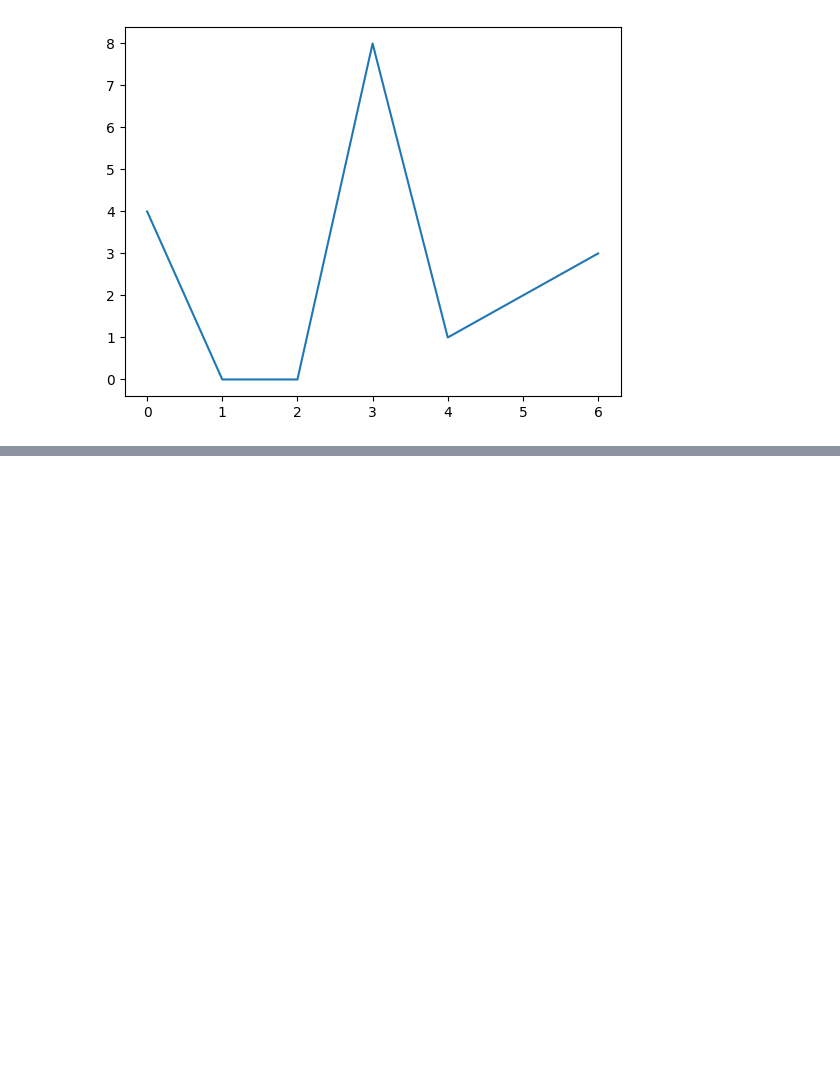
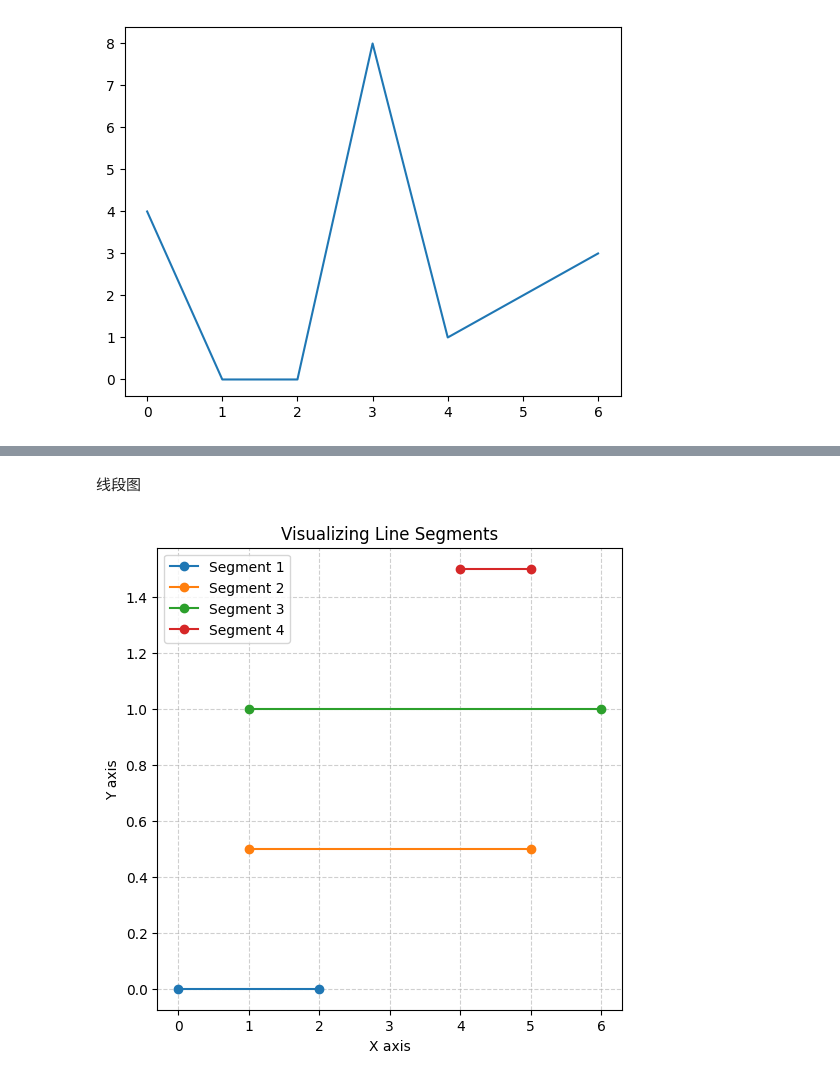
Before and after one commit to gnosis23/algorithms, a Jupyter notebook: python/plot/examples.ipynb, the cells around one changed output, grey strips where cells are left out. Cells and saved outputs as stored; diff of their text form; code cells hidden in the pictures; blank space fills up the shorter version.

```diff
--- a/python/plot/examples.ipynb
+++ b/python/plot/examples.ipynb
@@ -24,0 +86,29 @@ display_map([
+# %% [markdown]
+线段图
+# %%
+def display_segment(segments):
+    # 定义线段的数据：[(x1, y1), (x2, y2)]
+    points = []
+    for index, seg in enumerate(segments):
+        points.append([[seg[0], index * 0.5], [seg[1], index * 0.5]])
+
+    plt.figure(figsize=(6, 6))
+
+    for i, seg in enumerate(points):
+        # 解包坐标：x_coords = [start_x, end_x], y_coords = [start_y, end_y]
+        x_coords = [seg[0][0], seg[1][0]]
+        y_coords = [seg[0][1], seg[1][1]]
+
+        # 绘制线段，marker='o' 可以标出端点
+        plt.plot(x_coords, y_coords, marker="o", label=f"Segment {i + 1}")
+
+    plt.title("Visualizing Line Segments")
+    plt.xlabel("X axis")
+    plt.ylabel("Y axis")
+    plt.grid(True, linestyle="--", alpha=0.6)
+    plt.legend()
+    plt.show()
+
+display_segment([[0, 2], [1, 5], [1, 6], [4, 5]])
+# %% [output]
+[figure, added]
```
Also changed, not shown: parts of 14 cells of this notebook, 1 other file.
